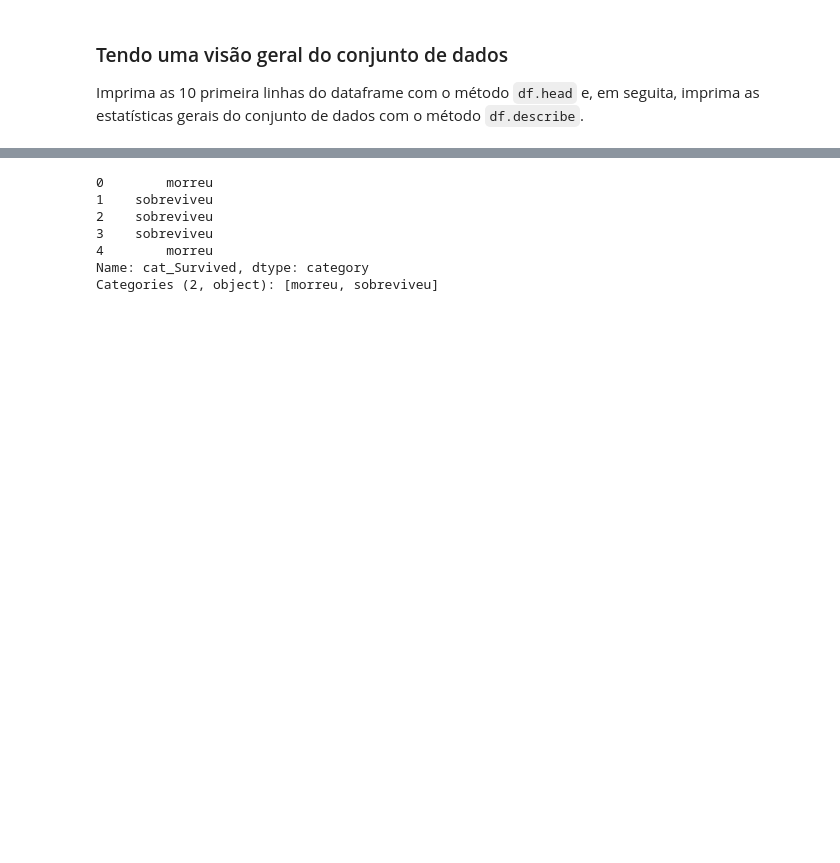
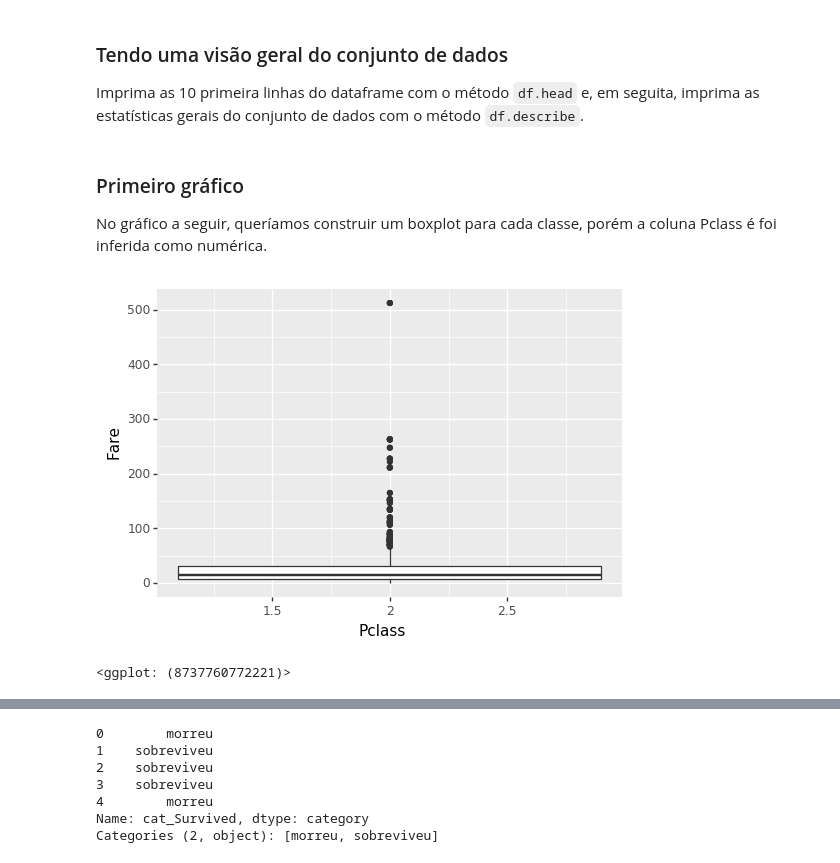
Before and after one commit to raphaelcampos/introducao-linguagens-estatisticas, a Jupyter notebook: EAD/Unidade 04 - Introdução à Análise de Dados/Python/Exercício - Titanic.ipynb, the cells around one changed output, grey strips where cells are left out. Drawn from its saved outputs; the diff is of its cells as text; code cells hidden in the pictures; blank space fills up the shorter version.

```diff
--- a/EAD/Unidade 04 - Introdução à Análise de Dados/Python/Exercício - Titanic.ipynb
+++ b/EAD/Unidade 04 - Introdução à Análise de Dados/Python/Exercício - Titanic.ipynb
@@ -37,3 +37,13 @@
 # lembre-se de utilizar o argumento
 # `include="all"`, para obter as
 # estatísticas das colunas categóricas e numéricas.
+# %% [markdown]
+### Primeiro gráfico
+
+No gráfico a seguir, queríamos construir um boxplot para cada classe, porém a coluna Pclass é foi inferida como numérica.
+# %%
+ggplot(df, aes(x = "Pclass", y = "Fare")) + \
+geom_boxplot()
+# %% [output]
+[figure, added]
+<ggplot: (8737760772221)>
```
Also changed, not shown: parts of 14 cells of this notebook.
